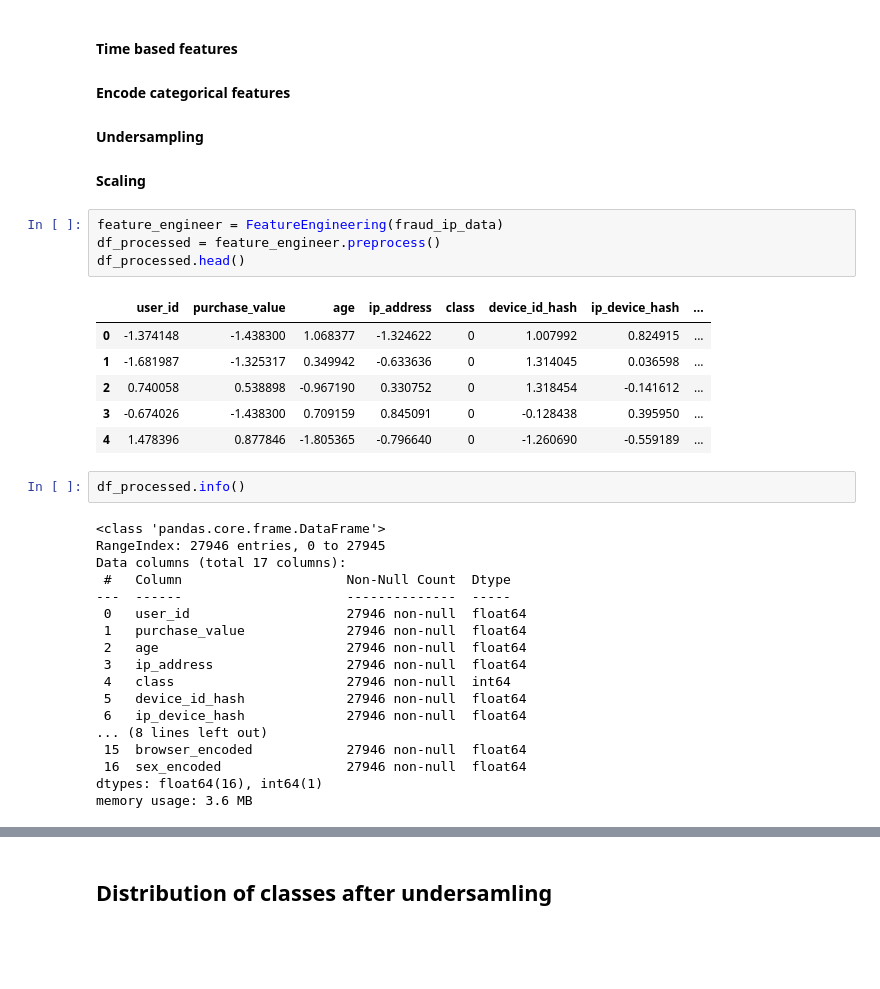
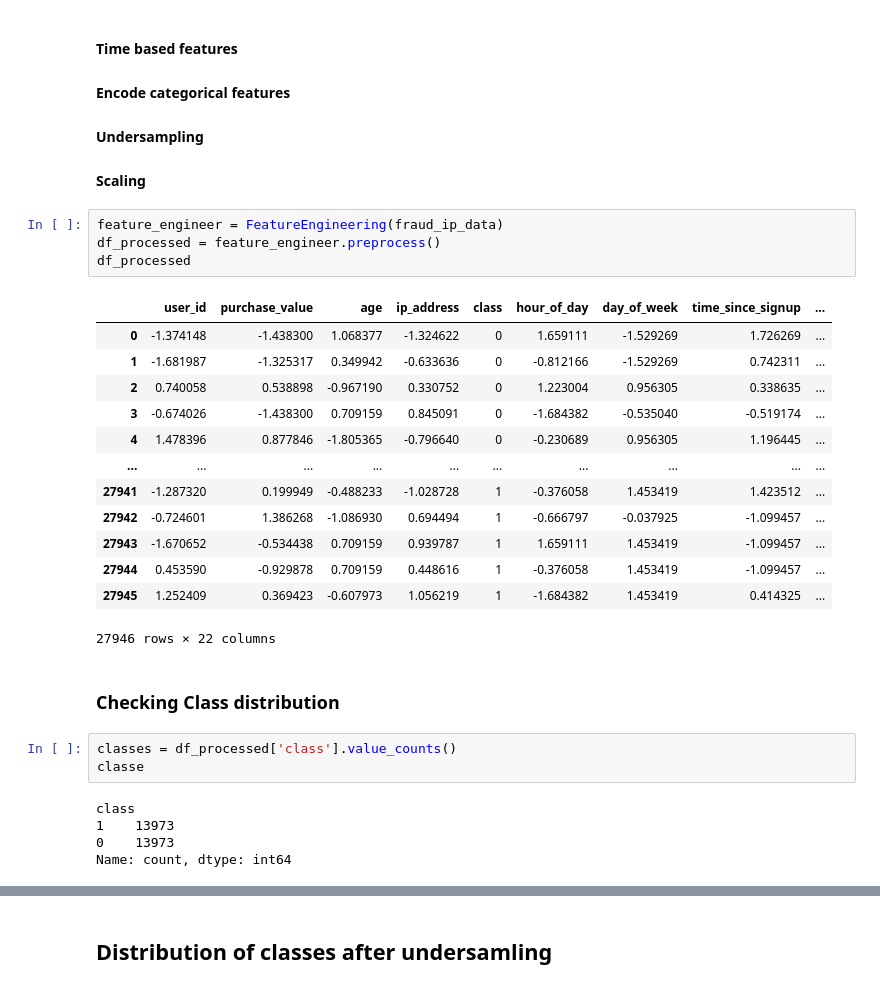
Before and after one commit to Daniel-Andarge/AiML-financial-fraud-detection-model, a Jupyter notebook: notebooks/feature_engineering.ipynb, the cells around one changed output, grey strips where cells are left out. Drawn from its saved outputs; the diff is of its cells as text; blank space fills up the shorter version.

```diff
--- a/notebooks/feature_engineering.ipynb
+++ b/notebooks/feature_engineering.ipynb
@@ -62,31 +57,28 @@ Name: count, dtype: int64
 # %%
 feature_engineer = FeatureEngineering(fraud_ip_data)
 df_processed = feature_engineer.preprocess()
-df_processed.head()
+df_processed
 # %% [output]
-|  | user_id | purchase_value | age | ip_address | class | device_id_hash | ip_device_hash | ... |
-| 0 | -1.374148 | -1.438300 | 1.068377 | -1.324622 | 0 | 1.007992 | 0.824915 | ... |
-| 1 | -1.681987 | -1.325317 | 0.349942 | -0.633636 | 0 | 1.314045 | 0.036598 | ... |
-| 2 | 0.740058 | 0.538898 | -0.967190 | 0.330752 | 0 | 1.318454 | -0.141612 | ... |
-| 3 | -0.674026 | -1.438300 | 0.709159 | 0.845091 | 0 | -0.128438 | 0.395950 | ... |
-| 4 | 1.478396 | 0.877846 | -1.805365 | -0.796640 | 0 | -1.260690 | -0.559189 | ... |
+|  | user_id | purchase_value | age | ip_address | class | hour_of_day | day_of_week | time_since_signup | ... |
+| 0 | -1.374148 | -1.438300 | 1.068377 | -1.324622 | 0 | 1.659111 | -1.529269 | 1.726269 | ... |
+| 1 | -1.681987 | -1.325317 | 0.349942 | -0.633636 | 0 | -0.812166 | -1.529269 | 0.742311 | ... |
+| 2 | 0.740058 | 0.538898 | -0.967190 | 0.330752 | 0 | 1.223004 | 0.956305 | 0.338635 | ... |
+| 3 | -0.674026 | -1.438300 | 0.709159 | 0.845091 | 0 | -1.684382 | -0.535040 | -0.519174 | ... |
+| 4 | 1.478396 | 0.877846 | -1.805365 | -0.796640 | 0 | -0.230689 | 0.956305 | 1.196445 | ... |
+| ... | ... | ... | ... | ... | ... | ... | ... | ... | ... |
+| 27941 | -1.287320 | 0.199949 | -0.488233 | -1.028728 | 1 | -0.376058 | 1.453419 | 1.423512 | ... |
+| 27942 | -0.724601 | 1.386268 | -1.086930 | 0.694494 | 1 | -0.666797 | -0.037925 | -1.099457 | ... |
+| 27943 | -1.670652 | -0.534438 | 0.709159 | 0.939787 | 1 | 1.659111 | 1.453419 | -1.099457 | ... |
+| 27944 | 0.453590 | -0.929878 | 0.709159 | 0.448616 | 1 | -0.376058 | 1.453419 | -1.099457 | ... |
+| 27945 | 1.252409 | 0.369423 | -0.607973 | 1.056219 | 1 | -1.684382 | 1.453419 | 0.414325 | ... |
+27946 rows × 22 columns
-# %%
-df_processed.info()
-# %% [output]
-<class 'pandas.core.frame.DataFrame'>
-RangeIndex: 27946 entries, 0 to 27945
-Data columns (total 17 columns):
- #   Column                     Non-Null Count  Dtype
----  ------                     --------------  -----
- 0   user_id                    27946 non-null  float64
- 1   purchase_value             27946 non-null  float64
- 2   age                        27946 non-null  float64
- 3   ip_address                 27946 non-null  float64
- 4   class                      27946 non-null  int64
- 5   device_id_hash             27946 non-null  float64
- 6   ip_device_hash             27946 non-null  float64
-... (8 lines left out)
- 15  browser_encoded            27946 non-null  float64
- 16  sex_encoded                27946 non-null  float64
-dtypes: float64(16), int64(1)
-memory usage: 3.6 MB
+# %% [markdown]
+### Checking Class distribution
+# %%
+classes = df_processed['class'].value_counts()
+classe
+# %% [output]
+class
+1    13973
+0    13973
+Name: count, dtype: int64
```
Also changed, not shown: parts of 23 cells of this notebook, 3 other files.
